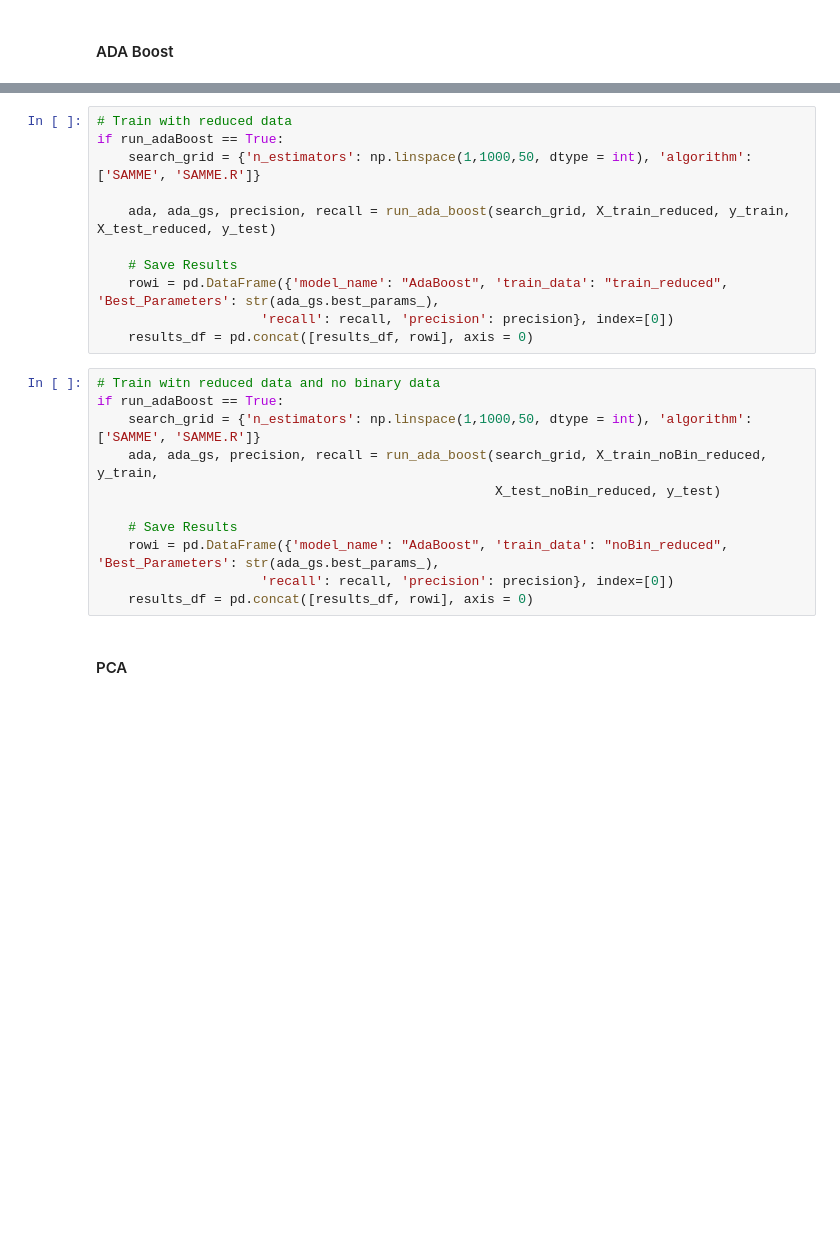
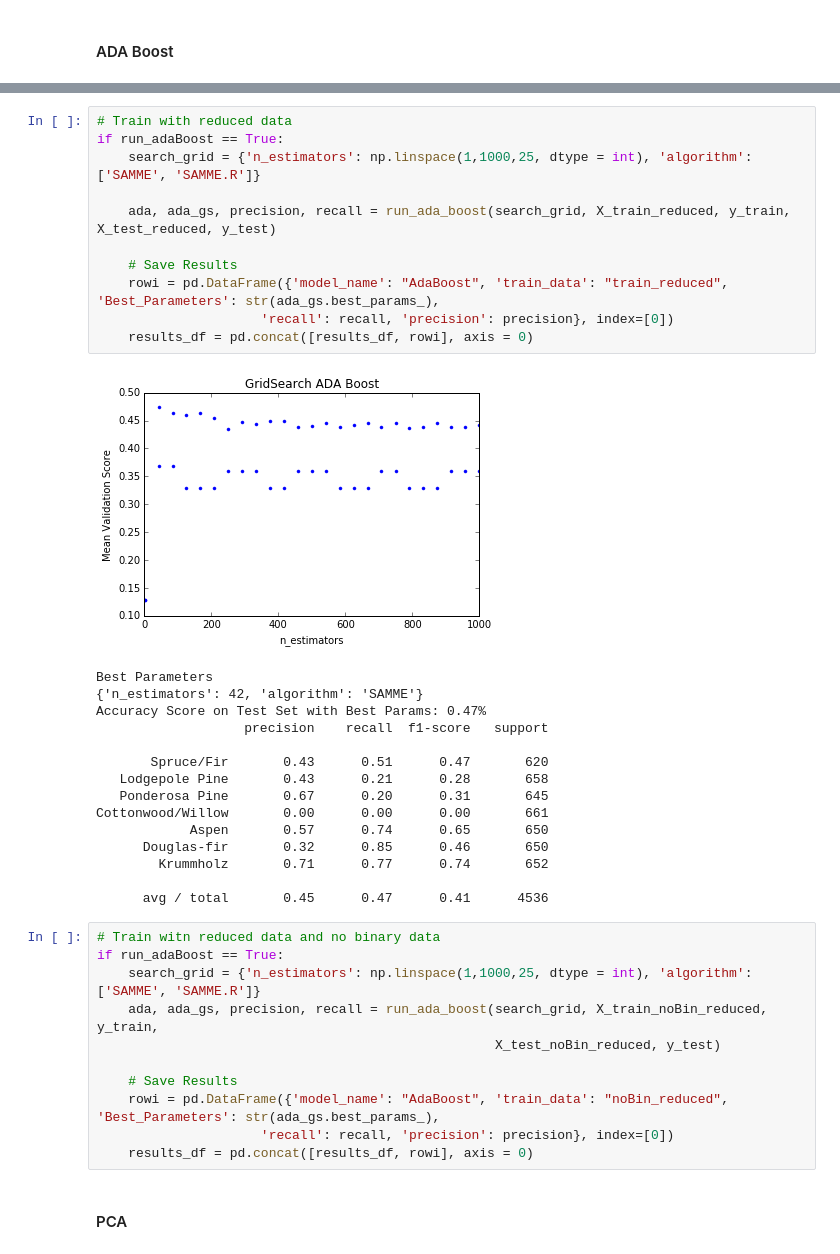
Before and after one commit to mkcullen228/W207_Fall2017_Section3, a Jupyter notebook: Final_Project/Initial_Model_Build.ipynb, the cells around one changed output, grey strips where cells are left out. Cells and saved outputs as stored; diff of their text form; blank space fills up the shorter version.

```diff
--- a/Final_Project/Initial_Model_Build.ipynb
+++ b/Final_Project/Initial_Model_Build.ipynb
@@ -228,18 +227,34 @@ def run_ada_boost(search_grid, train_data, train_labels, test_data, test_labels)
 # %%
 # Train with reduced data
 if run_adaBoost == True:
-    search_grid = {'n_estimators': np.linspace(1,1000,50, dtype = int), 'algorithm': ['SAMME', 'SAMME.R']}
+    search_grid = {'n_estimators': np.linspace(1,1000,25, dtype = int), 'algorithm': ['SAMME', 'SAMME.R']}
 
     ada, ada_gs, precision, recall = run_ada_boost(search_grid, X_train_reduced, y_train, X_test_reduced, y_test)
 
     # Save Results
     rowi = pd.DataFrame({'model_name': "AdaBoost", 'train_data': "train_reduced", 'Best_Parameters': str(ada_gs.best_params_),
                      'recall': recall, 'precision': precision}, index=[0])
     results_df = pd.concat([results_df, rowi], axis = 0)
+# %% [output]
+[figure, added]
+Best Parameters
+{'n_estimators': 42, 'algorithm': 'SAMME'}
+Accuracy Score on Test Set with Best Params: 0.47%
+                   precision    recall  f1-score   support
+
+       Spruce/Fir       0.43      0.51      0.47       620
+   Lodgepole Pine       0.43      0.21      0.28       658
+   Ponderosa Pine       0.67      0.20      0.31       645
+Cottonwood/Willow       0.00      0.00      0.00       661
+            Aspen       0.57      0.74      0.65       650
+      Douglas-fir       0.32      0.85      0.46       650
+        Krummholz       0.71      0.77      0.74       652
+
+      avg / total       0.45      0.47      0.41      4536
 # %%
 # Train witn reduced data and no binary data
 if run_adaBoost == True:
-    search_grid = {'n_estimators': np.linspace(1,1000,50, dtype = int), 'algorithm': ['SAMME', 'SAMME.R']}
+    search_grid = {'n_estimators': np.linspace(1,1000,25, dtype = int), 'algorithm': ['SAMME', 'SAMME.R']}
     ada, ada_gs, precision, recall = run_ada_boost(search_grid, X_train_noBin_reduced, y_train,
                                                    X_test_noBin_reduced, y_test)
 
```
Also changed, not shown: parts of 10 cells of this notebook, 2 other files.
